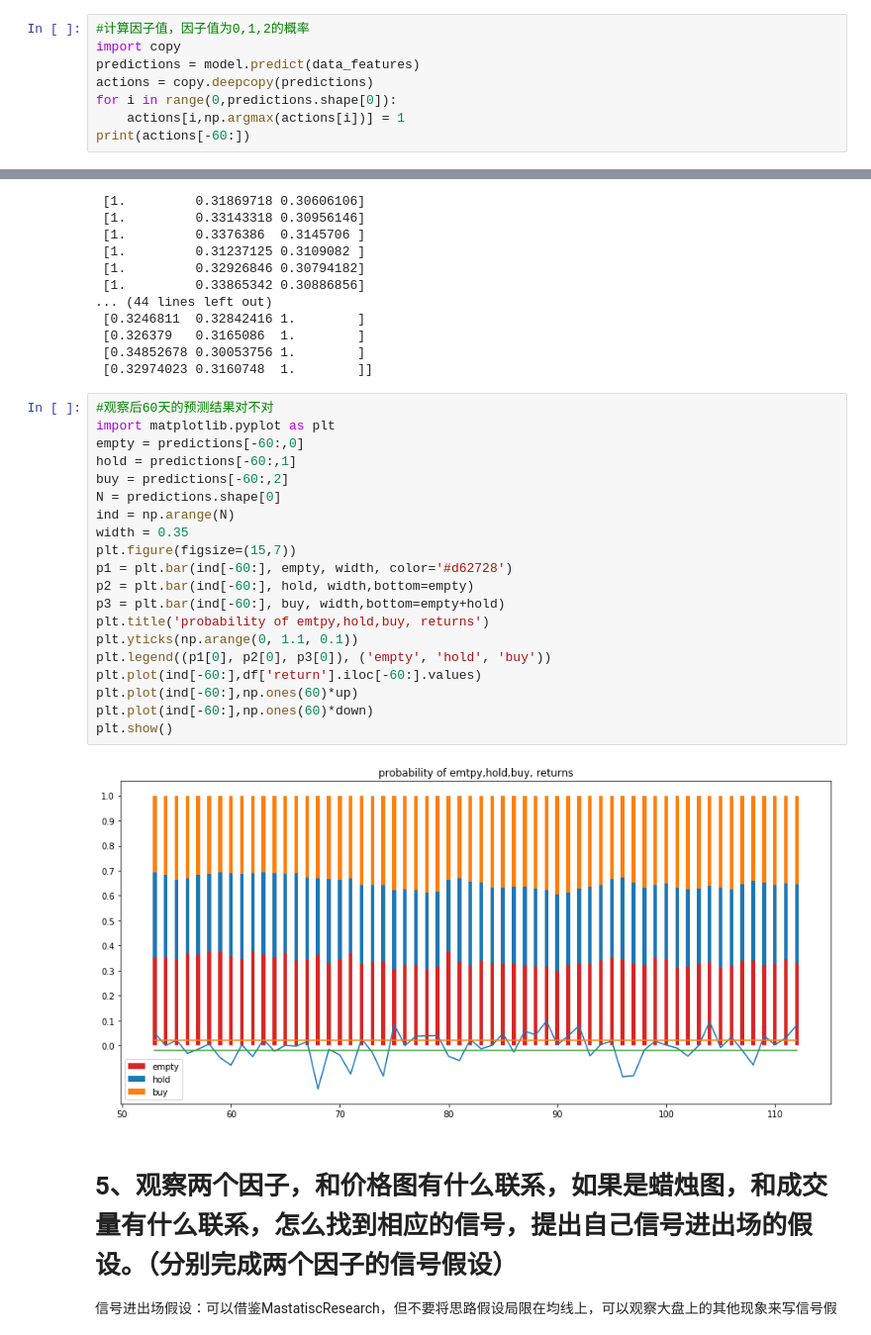
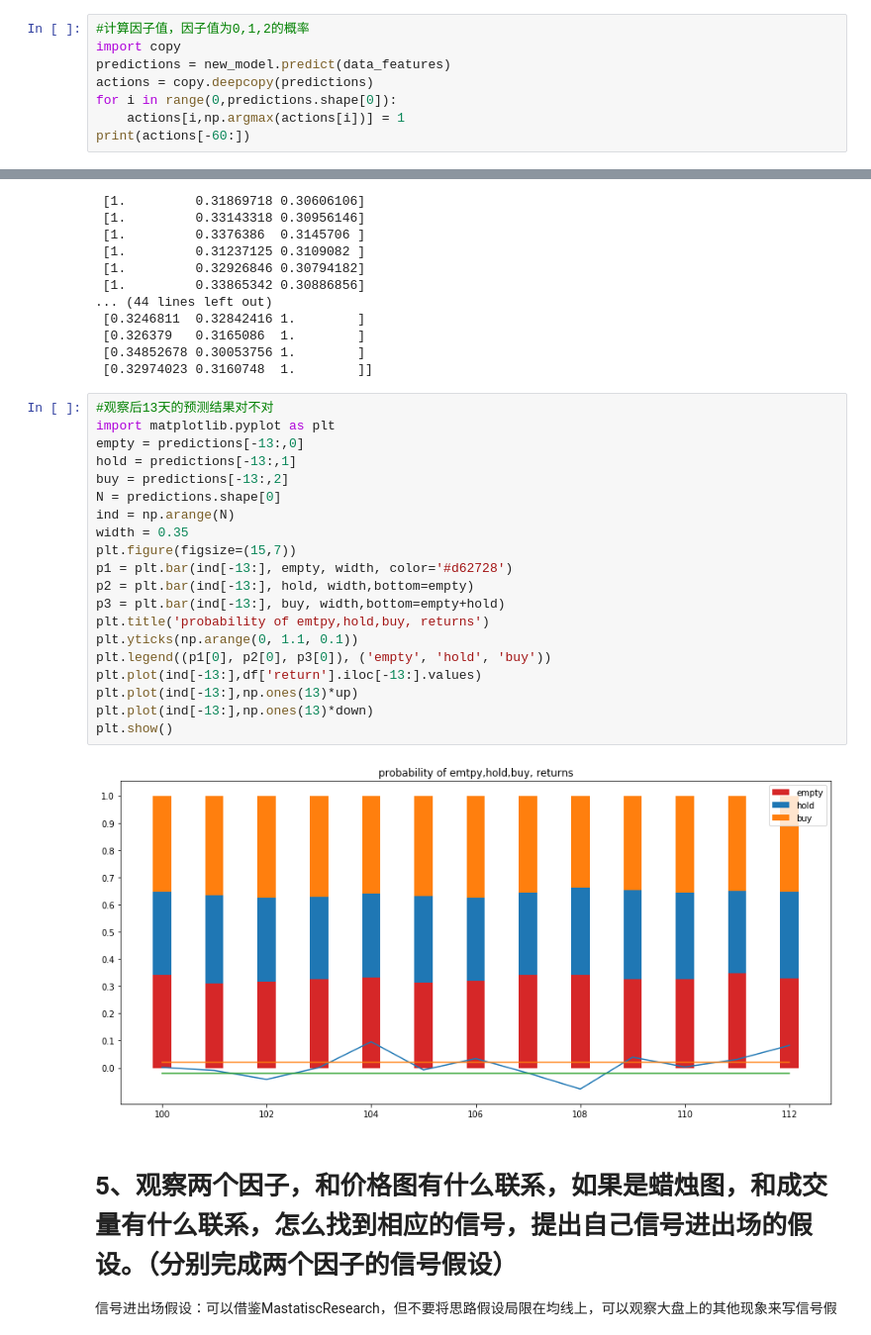
Before and after one commit to lixiaotao0000/SignalResearch, a Jupyter notebook: 数据获取与因子绩效试题_2nd_Version.ipynb, the cells around one changed output, grey strips where cells are left out. Shown: that part at 99% size. Saved outputs shown, nothing was run; the diff lists cells and outputs as text.

```diff
--- a/数据获取与因子绩效试题_2nd_Version.ipynb
+++ b/数据获取与因子绩效试题_2nd_Version.ipynb
@@ -440,7 +437,7 @@ Test accuracy: 0.4615384638309479
 # %%
 #计算因子值，因子值为0,1,2的概率
 import copy
-predictions = model.predict(data_features)
+predictions = new_model.predict(data_features)
 actions = copy.deepcopy(predictions)
 for i in range(0,predictions.shape[0]):
     actions[i,np.argmax(actions[i])] = 1
@@ -464,27 +461,27 @@ print(actions[-60:])
  [0.34852678 0.30053756 1.        ]
  [0.32974023 0.3160748  1.        ]]
 # %%
-#观察后60天的预测结果对不对
+#观察后13天的预测结果对不对
 import matplotlib.pyplot as plt
-empty = predictions[-60:,0]
-hold = predictions[-60:,1]
-buy = predictions[-60:,2]
+empty = predictions[-13:,0]
+hold = predictions[-13:,1]
+buy = predictions[-13:,2]
 N = predictions.shape[0]
 ind = np.arange(N)
 width = 0.35
 plt.figure(figsize=(15,7))
-p1 = plt.bar(ind[-60:], empty, width, color='#d62728')
-p2 = plt.bar(ind[-60:], hold, width,bottom=empty)
-p3 = plt.bar(ind[-60:], buy, width,bottom=empty+hold)
+p1 = plt.bar(ind[-13:], empty, width, color='#d62728')
+p2 = plt.bar(ind[-13:], hold, width,bottom=empty)
+p3 = plt.bar(ind[-13:], buy, width,bottom=empty+hold)
 plt.title('probability of emtpy,hold,buy, returns')
 plt.yticks(np.arange(0, 1.1, 0.1))
 plt.legend((p1[0], p2[0], p3[0]), ('empty', 'hold', 'buy'))
-plt.plot(ind[-60:],df['return'].iloc[-60:].values)
-plt.plot(ind[-60:],np.ones(60)*up)
-plt.plot(ind[-60:],np.ones(60)*down)
+plt.plot(ind[-13:],df['return'].iloc[-13:].values)
+plt.plot(ind[-13:],np.ones(13)*up)
+plt.plot(ind[-13:],np.ones(13)*down)
 plt.show()
 # %% [output]
-[figure, old version]
+[figure, new version]
 # %% [markdown]
 # 5、观察两个因子，和价格图有什么联系，如果是蜡烛图，和成交量有什么联系，怎么找到相应的信号，提出自己信号进出场的假设。（分别完成两个因子的信号假设）
 
```
Also changed, not shown: parts of 11 cells of this notebook, 1 other file.
